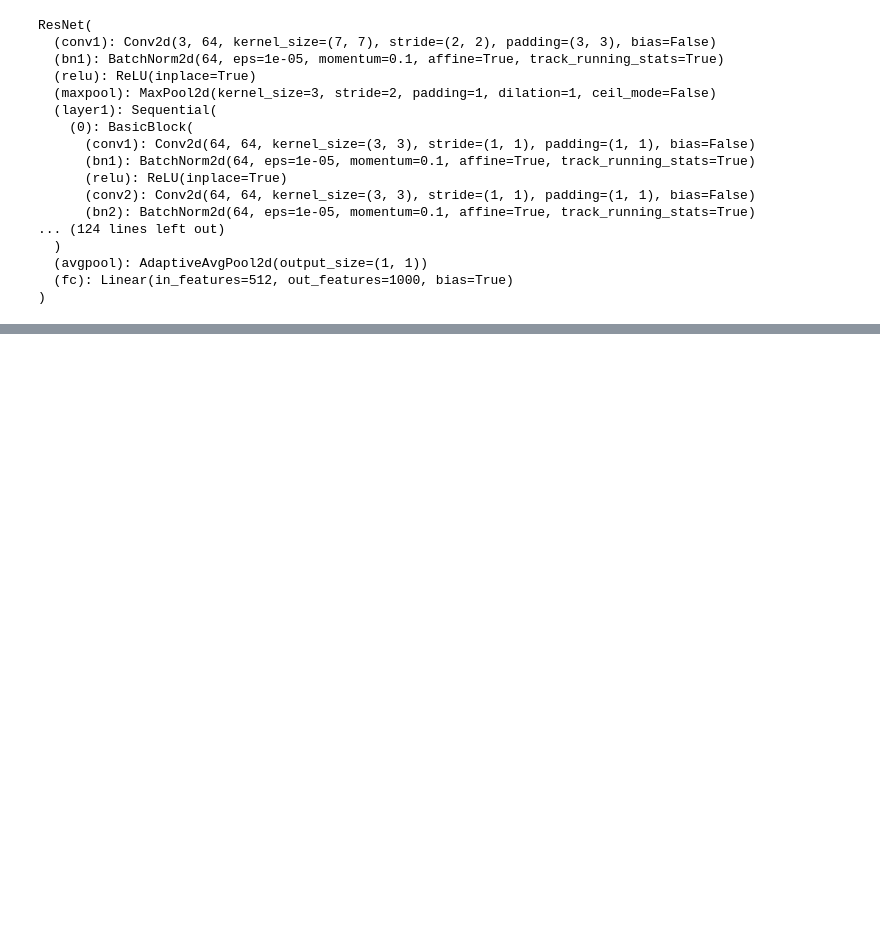
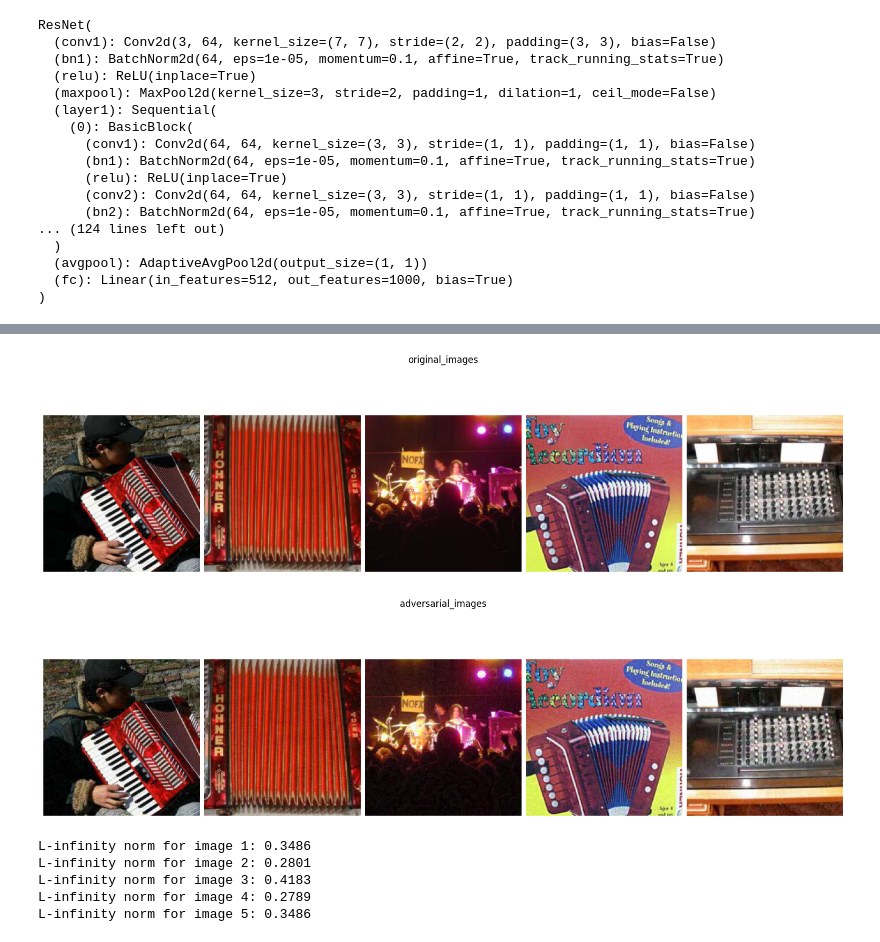
Before and after one commit to HarshaMupparaju/jail-breaking-deep-models, a Jupyter notebook: notebook.ipynb, the cells around one changed output, grey strips where cells are left out. Saved outputs shown, nothing was run; the diff lists cells and outputs as text; code cells hidden in the pictures; blank space fills up the shorter version.

```diff
--- a/notebook.ipynb
+++ b/notebook.ipynb
@@ -52,8 +90,12 @@ dataset = torchvision.datasets.ImageFolder(root=dataset_path,
 # %%
-label_filepath = dataset_path / 'TestDataSet/labels_list.json'
+label_filepath = dataset_path / 'labels_list.json'
 # /home/harshamupparaju/Documents/DL/jail-breaking-deep-models/TestDataSet/TestDataSet/labels_list.json
 with open(label_filepath) as f:
     label_list = json.load(f)
-    print(label_list)
 
-# Attach labels to the dataset
+#Make mapping
+label_mapping = {}
+
+for i in range(len(label_list)):
+    s = label_list[i].split()
+    label_mapping[int(s[0][:-1])] = s[1]
@@ -111,0 +211,60 @@ pretrained_model.eval()
+# %%
+# Visualize images
+fsgm_images_filepath = fgsm_image_path.glob("**/*.JPEG")
+fsgm_images_filepath = list(fsgm_images_filepath)
+fsgm_images_filepath = sorted(fsgm_images_filepath, key=lambda path: path.stem)
+
+dataset_images_filepath = dataset_path.glob("**/*.JPEG")
+dataset_images_filepath = list(dataset_images_filepath)
+dataset_images_filepath = sorted(dataset_images_filepath, key=lambda path: path.stem)
+
+
+def visualize_images(image_paths, title, num_images=5):
+    fig, axes = plt.subplots(1, num_images, figsize=(15, 5), constrained_layout=True)
+    for i, image_path in enumerate(image_paths[:num_images]):
+        image = plt.imread(image_path)
+        axes[i].imshow(image)
+        axes[i].axis('off')
+
+    fig.suptitle(title)
+    #Remove the whitespace
+    # plt.subplots_adjust()
+    plt.show()
+
+def calculate_l_inf_norm(original_image, adversarial_image):
+    # Calculate the L-infinity norm
+    l_inf_norm = torch.max(torch.abs(original_image - adversarial_image))
+    return l_inf_norm.item()
+
+# Visualize original images
+original_image_paths = dataset_images_filepath
+visualize_images(original_image_paths,'original_images', num_images=5)
+
+# Visualize adversarial images
+adversarial_image_paths = fsgm_images_filepath
+visualize_images(adversarial_image_paths, 'adversarial_images', num_images=5)
+
+# Calculate L-infinity norm for the first 5 images
+l_inf_norms = []
+for i in range(5):
+    original_image = plt.imread(original_image_paths[i])
+    adversarial_image = plt.imread(adversarial_image_paths[i])
+
+    # Apply transdforms to the images
+    original_image_tensor = plain_transforms(original_image)
+    adversarial_image_tensor = plain_transforms(adversarial_image)
+
+    l_inf_norm = calculate_l_inf_norm(original_image_tensor, adversarial_image_tensor)
+    l_inf_norms.append(l_inf_norm)
+
+# Print L-infinity norms
+for i, l_inf_norm in enumerate(l_inf_norms):
+    print(f"L-infinity norm for image {i+1}: {l_inf_norm:.4f}")
+# %% [output]
+[figure, added]
+[figure, added]
+L-infinity norm for image 1: 0.3486
+L-infinity norm for image 2: 0.2801
+L-infinity norm for image 3: 0.4183
+L-infinity norm for image 4: 0.2789
+L-infinity norm for image 5: 0.3486
```
Also changed, not shown: parts of 18 cells of this notebook.
